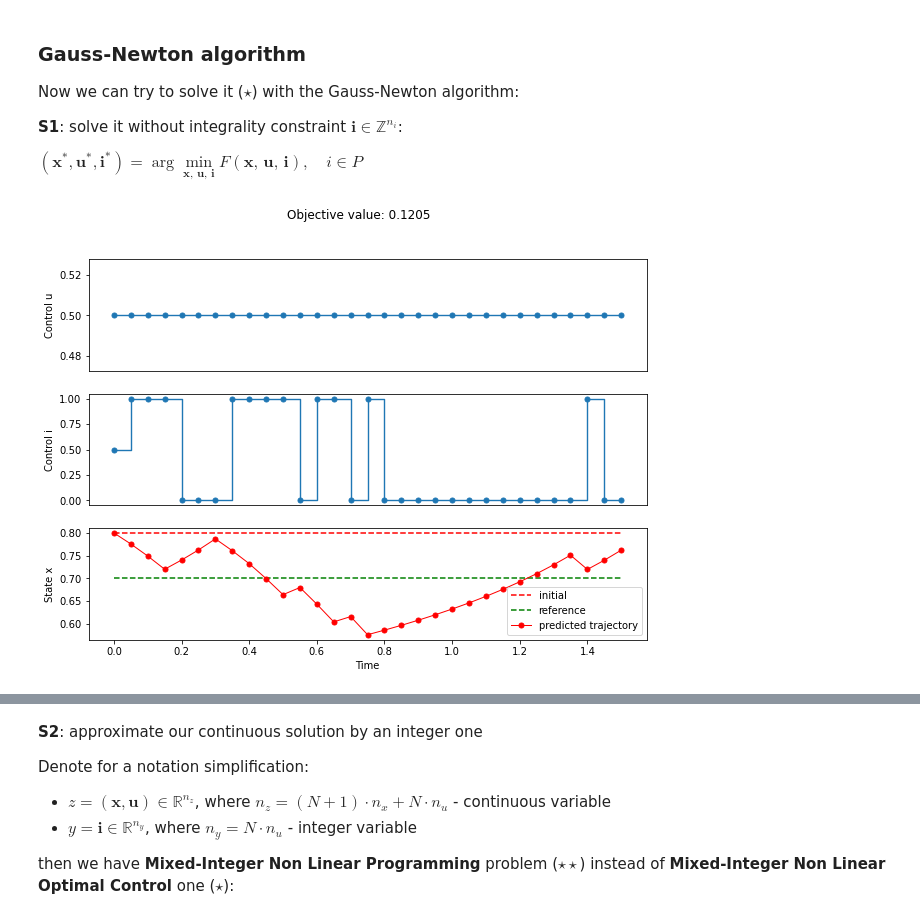
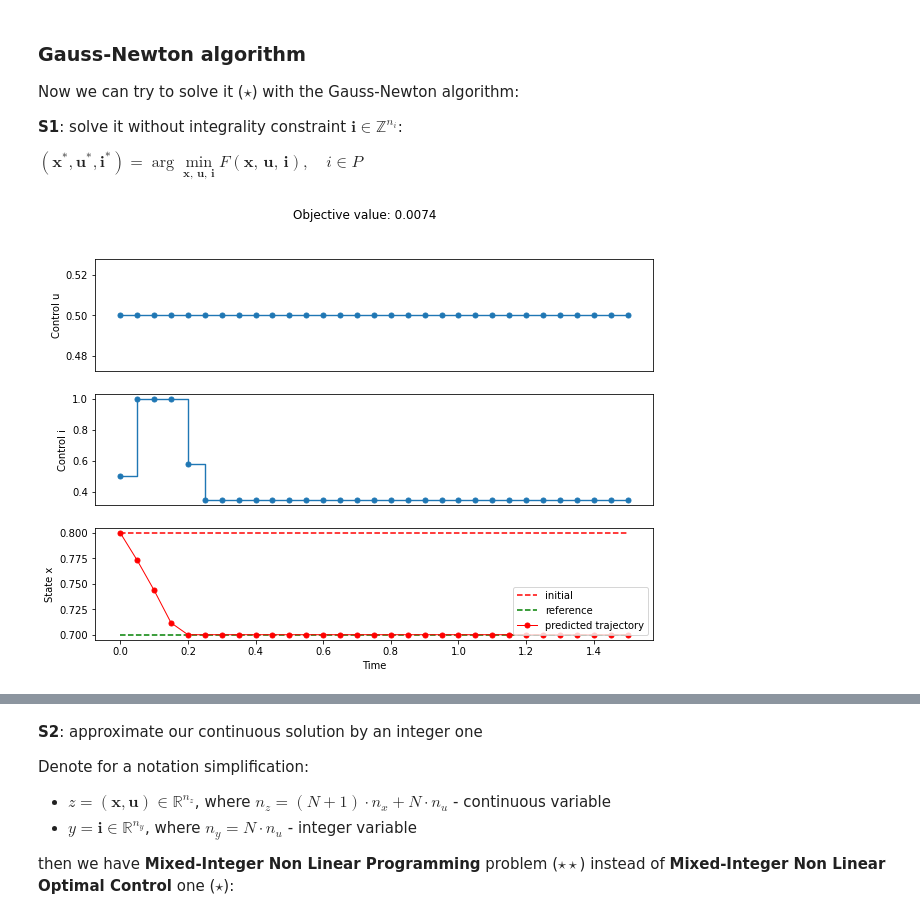
Before and after one commit to anabatsh/Optimal-Control, a Jupyter notebook: MINL Optimal Control.ipynb, the cells around one changed output, grey strips where cells are left out. Saved outputs shown, nothing was run; the diff lists cells and outputs as text; code cells hidden in the pictures.

```diff
--- a/MINL Optimal Control.ipynb
+++ b/MINL Optimal Control.ipynb
@@ -191,7 +191,7 @@ $
 i \in P
 $
 # %%
-history_nlp = run_optimal_control(0.8, 0.7, 30, 0.05, f, h, F, integer=True)
+history_nlp = run_optimal_control(x_0, x_ref, N, time_step, f, h, F, integer=False)
 show_results(history_nlp)
 # %% [output]
-[figure, old version]
+[figure, new version]
```
Also changed, not shown: parts of 11 cells of this notebook.
